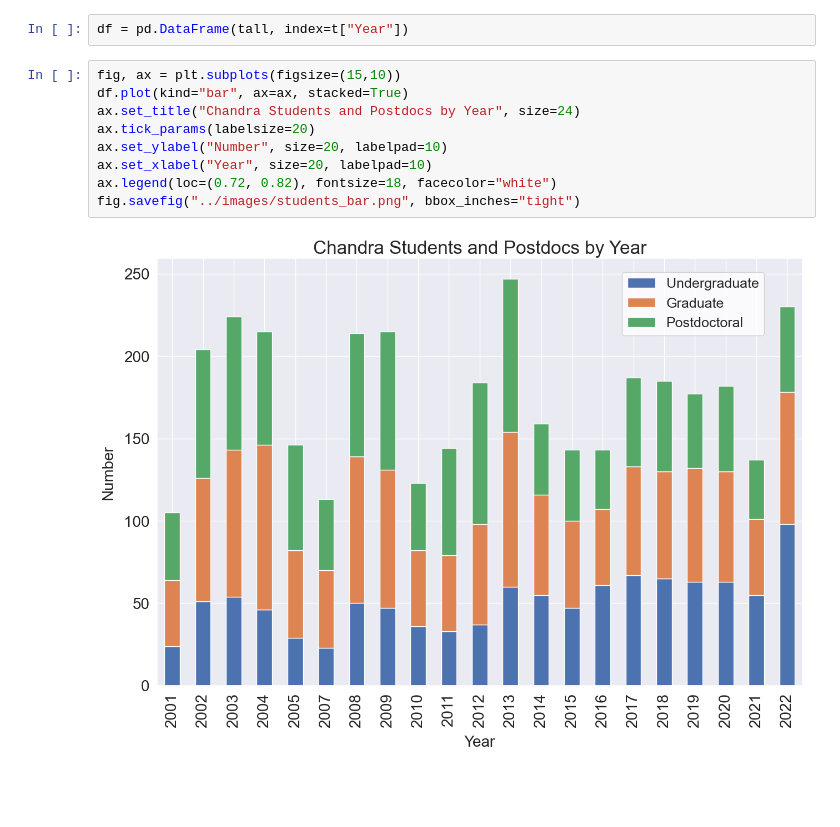
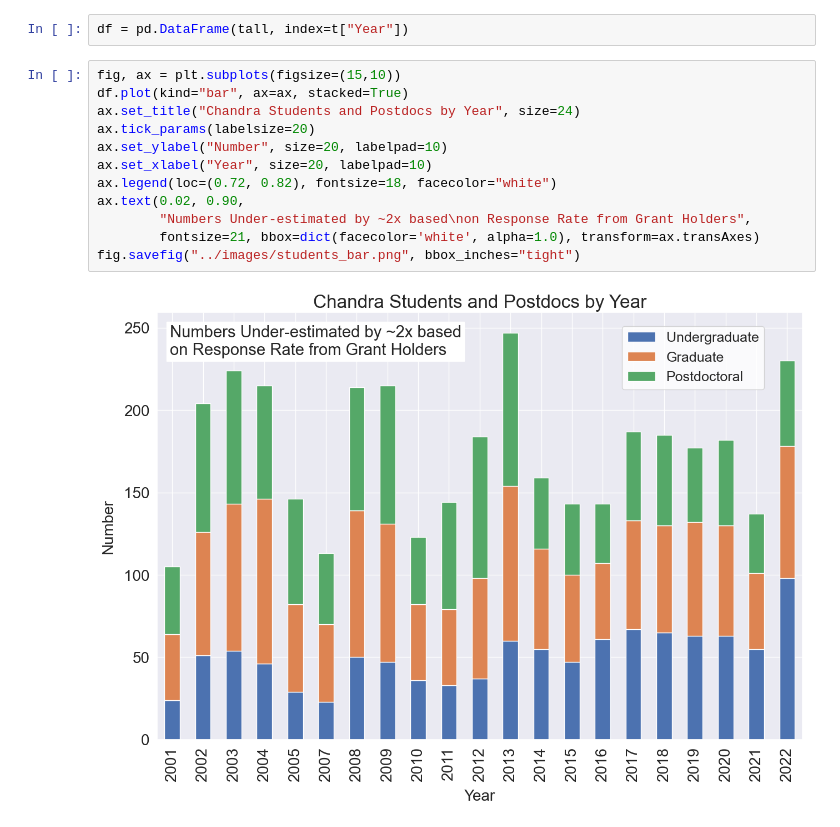
Before and after one commit to jzuhone/chandra_perf_data, a Jupyter notebook: source/data/students.ipynb, the cells around one changed output. Drawn from its saved outputs; the diff is of its cells as text; blank space fills up the shorter version.

```diff
--- a/source/data/students.ipynb
+++ b/source/data/students.ipynb
@@ -77,11 +77,14 @@ df = pd.DataFrame(tall, index=t["Year"])
 # %%
 fig, ax = plt.subplots(figsize=(15,10))
 df.plot(kind="bar", ax=ax, stacked=True)
 ax.set_title("Chandra Students and Postdocs by Year", size=24)
 ax.tick_params(labelsize=20)
 ax.set_ylabel("Number", size=20, labelpad=10)
 ax.set_xlabel("Year", size=20, labelpad=10)
 ax.legend(loc=(0.72, 0.82), fontsize=18, facecolor="white")
+ax.text(0.02, 0.90,
+        "Numbers Under-estimated by ~2x based\non Response Rate from Grant Holders",
+        fontsize=21, bbox=dict(facecolor='white', alpha=1.0), transform=ax.transAxes)
 fig.savefig("../images/students_bar.png", bbox_inches="tight")
 # %% [output]
-[figure, old version]
+[figure, new version]
```
Also changed, not shown: 8 other files.
